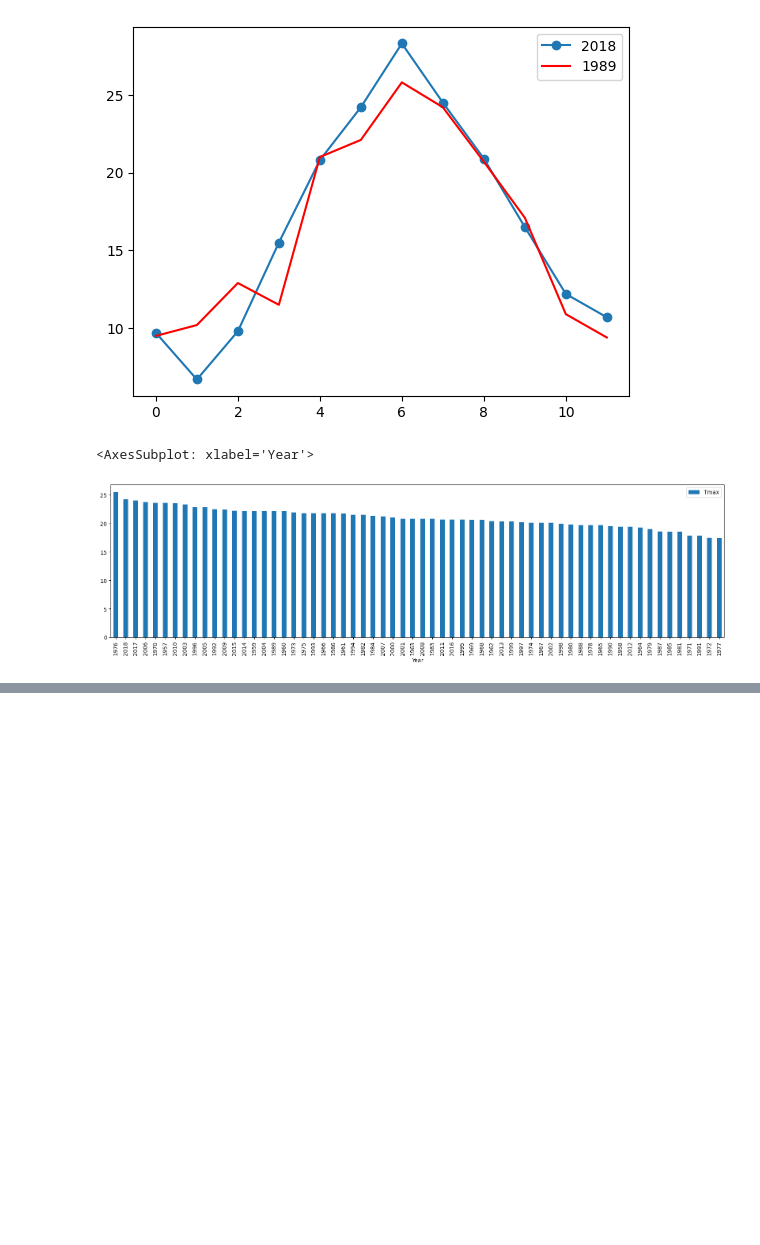
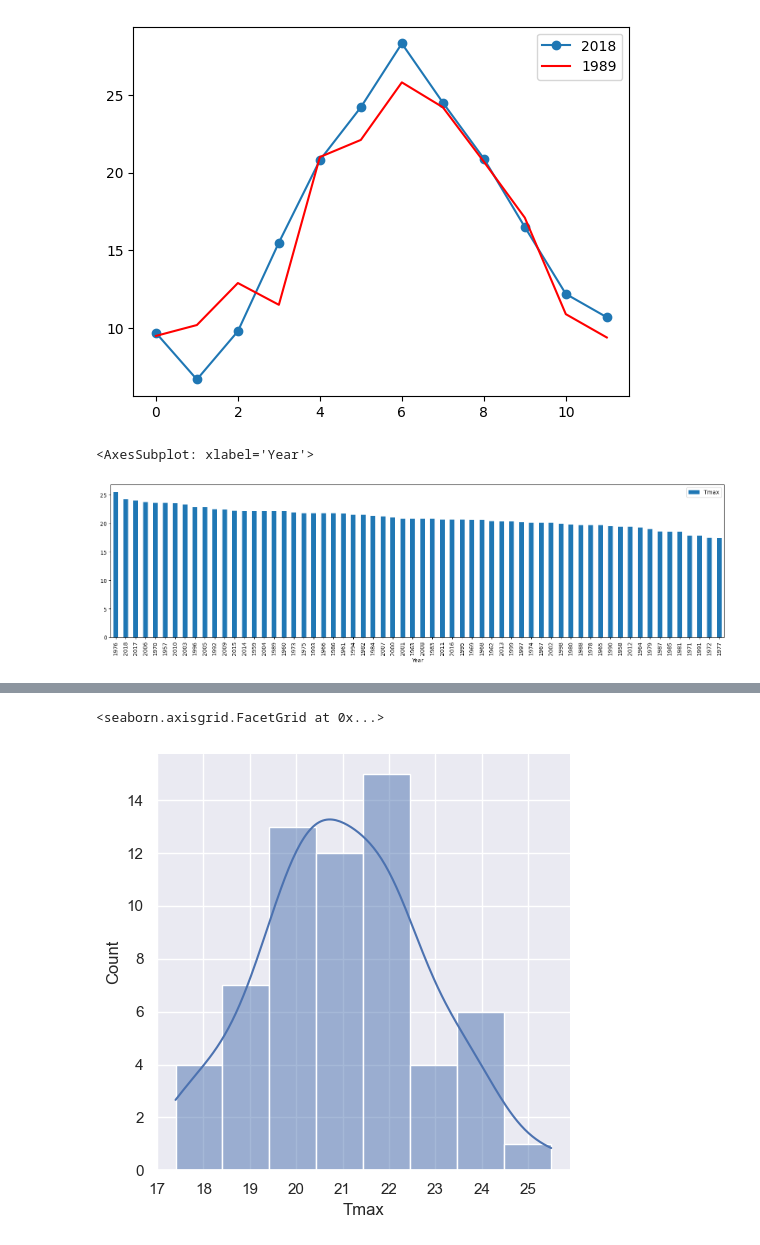
Before and after one commit to Juliocwb/PosMapa, a Jupyter notebook: Bolsab3/Mapab3.ipynb, the cells around one changed output, grey strips where cells are left out. Cells and saved outputs as stored; diff of their text form; code cells hidden in the pictures; blank space fills up the shorter version.

```diff
--- a/Bolsab3/Mapab3.ipynb
+++ b/Bolsab3/Mapab3.ipynb
@@ -429,3 +451,9 @@ df_july.plot.bar(x='Year', y='Tmax', figsize=(20,5))
 # %%
 import seaborn as sns
-sns
+
+sns.set(rc={"figure.figsize":(12,6)})
+# %%
+sns.displot(df_july['Tmax'], kde=True)
+# %% [output]
+<seaborn.axisgrid.FacetGrid at 0x...>
+[figure, added]
```
Also changed, not shown: parts of 5 cells of this notebook, 1 other file.
